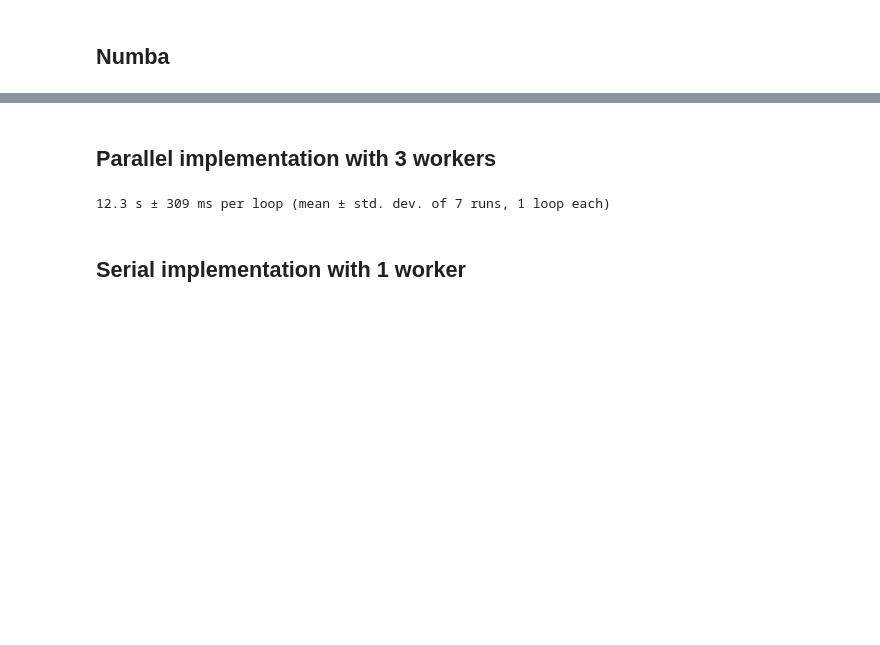
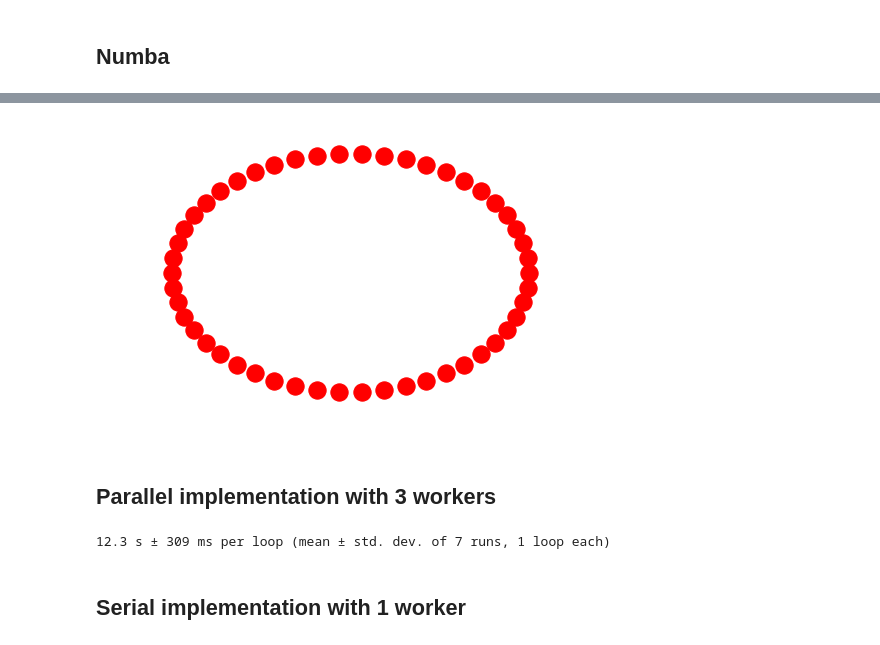
Before and after one commit to shr264/CSCS_python, a Jupyter notebook: CSCS_in_python_example.ipynb, the cells around one changed output, grey strips where cells are left out. Drawn from its saved outputs; the diff is of its cells as text; code cells hidden in the pictures; blank space fills up the shorter version.

Commit message:
numba implementation from scratch which checks convergence over entire matrix

```diff
--- a/CSCS_in_python_example.ipynb
+++ b/CSCS_in_python_example.ipynb
@@ -20,3 +18,11 @@ Y = generate_random_MVN_data(p = 500, a = 0.5, b = 1, diag_a= 0.99, diag_b=1.01,
+# %%
+L = CSCS_numba_fit(Y=Y,l = 0.25)
+# %%
+A = (L!=0)*1.0
+G=nx.from_numpy_matrix(A.T, create_using=nx.DiGraph())
+nx.draw_shell(G, with_labels=False, font_weight='bold')
+# %% [output]
+[figure, added]
 # %% [markdown]
 ## Parallel implementation with 3 workers
 # %%
```
Also changed, not shown: parts of 2 cells of this notebook, 1 other file.
